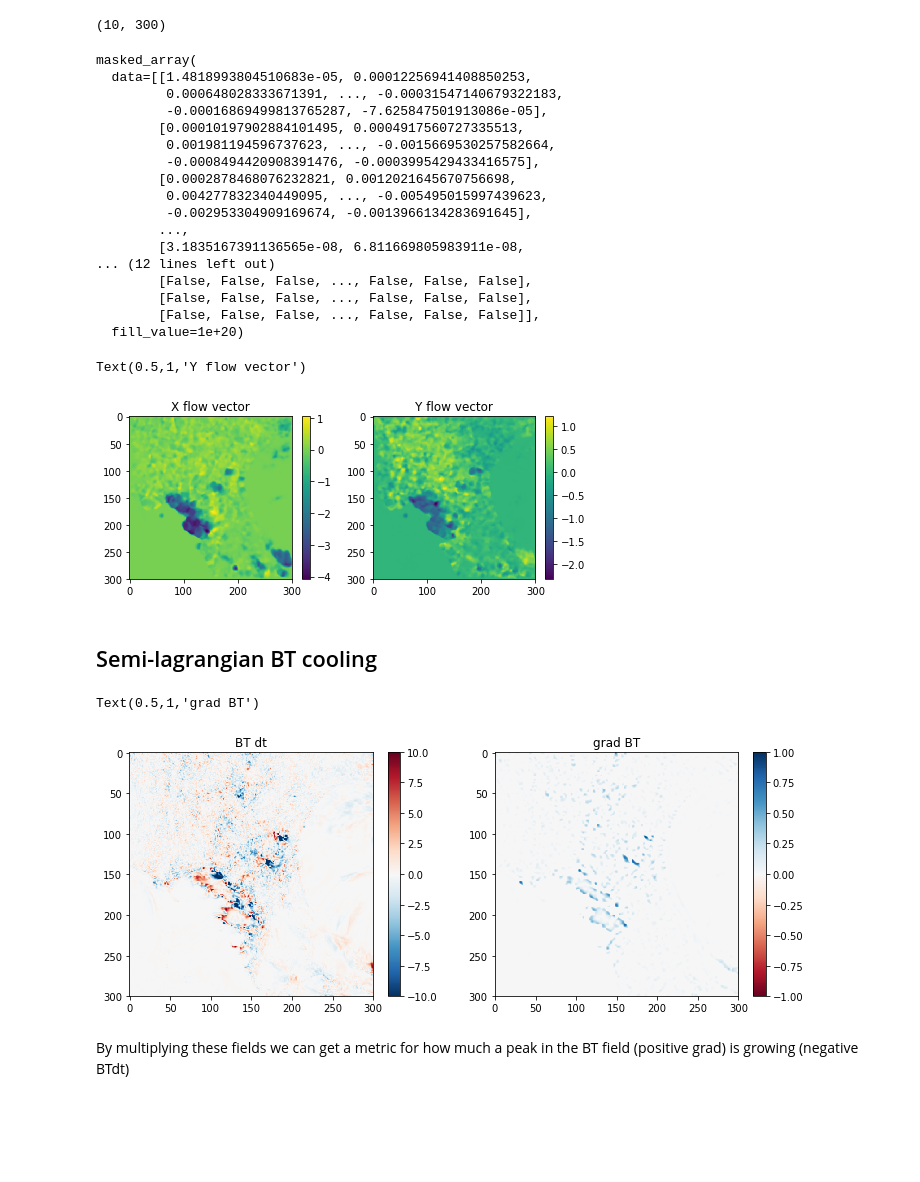
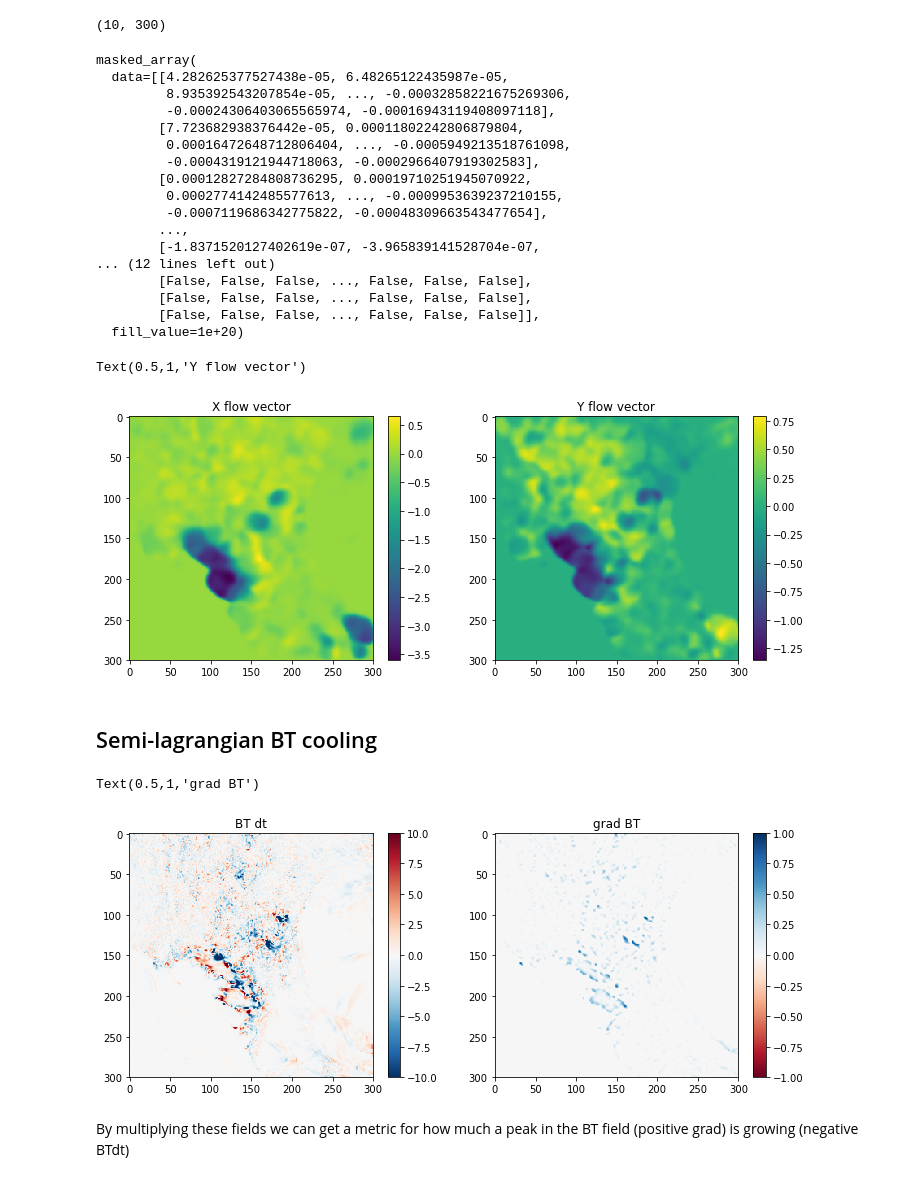
Before and after one commit to w-k-jones/python_toolbox, a Jupyter notebook: examples/Flow_tracking_example.ipynb, the cells around one changed output. Saved outputs shown, nothing was run; the diff lists cells and outputs as text; code cells hidden in the pictures; blank space fills up the shorter version.

```diff
--- a/examples/Flow_tracking_example.ipynb
+++ b/examples/Flow_tracking_example.ipynb
@@ -16,8 +17,8 @@ plt.rcParams.update({'figure.max_open_warning': 0})
 
 base_path = '/gws/nopw/j04/eo_shared_data_vol2/scratch/satellite/GOES16/RadC/'
 
-start_date = datetime(2018,6,19,17)
-end_date = datetime(2018,6,19,19)
+start_date = datetime(2018,6,19,16)
+end_date = datetime(2018,6,20,4)
 doy_start = (start_date - datetime(start_date.year, 1, 1)).days + 1
 doy_end = (end_date - datetime(end_date.year, 1, 1)).days + 1
 
@@ -96,3 +97,8 @@ field_flow = opt_flow.get_flow_func(C13_data, replace_missing=True)
+# %%
+field_flow = opt_flow.get_flow_func(C13_data, replace_missing=True,
+                                    pyr_scale=0.5, levels=6, winsize=31,
+                                    iterations=5, poly_n=7, poly_sigma=1.5,
+                                    flags=cv.OPTFLOW_FARNEBACK_GAUSSIAN)
 # %% [markdown]
 Flow func can now be indexed and the individual vectors accessed separately:
 # %%
@@ -103,17 +109,17 @@ field_flow[0,:10](1)[0].shape
 field_flow.flow_x_for[0]
 # %% [output]
 masked_array(
-  data=[[1.4818993804510683e-05, 0.00012256941408850253,
-         0.000648028333671391, ..., -0.00031547140679322183,
-         -0.00016869499813765287, -7.625847501913086e-05],
-        [0.00010197902884101495, 0.0004917560727335513,
-         0.001981194596737623, ..., -0.0015669530257582664,
-         -0.0008494420908391476, -0.0003995429433416575],
-        [0.0002878468076232821, 0.0012021645670756698,
-         0.004277832340449095, ..., -0.005495015997439623,
-         -0.002953304909169674, -0.0013966134283691645],
+  data=[[4.282625377527438e-05, 6.48265122435987e-05,
+         8.935392543207854e-05, ..., -0.00032858221675269306,
+         -0.00024306403065565974, -0.00016943119408097118],
+        [7.723682938376442e-05, 0.00011802242806879804,
+         0.00016472648712806404, ..., -0.0005949213518761098,
+         -0.0004319121944718063, -0.0002966407919302583],
+        [0.00012827284808736295, 0.00019710251945070922,
+         0.0002774142485577613, ..., -0.0009953639237210155,
+         -0.0007119686342775822, -0.00048309663543477654],
         ...,
-        [3.1835167391136565e-08, 6.811669805983911e-08,
+        [-1.8371520127402619e-07, -3.965839141528704e-07,
 ... (12 lines left out)
         [False, False, False, ..., False, False, False],
         [False, False, False, ..., False, False, False],
@@ -124,15 +128,15 @@ C13_data = C13_data.compute()
 # %%
-fig, ax = plt.subplots(1,2,figsize=(8,3))
-x_vec = ax[0].imshow(field_flow(1)[0][12])
+fig, ax = plt.subplots(1,2,figsize=(12,4.5))
+x_vec = ax[0].imshow(field_flow(1)[0][24])
 plt.colorbar(x_vec, ax=ax[0])
 ax[0].set_title('X flow vector')
 
-y_vec = ax[1].imshow(field_flow(1)[1][12])
+y_vec = ax[1].imshow(field_flow(1)[1][24])
 plt.colorbar(y_vec, ax=ax[1])
 ax[1].set_title('Y flow vector')
 # %% [output]
 Text(0.5,1,'Y flow vector')
-[figure, old version]
+[figure, new version]
 # %% [markdown]
 ## Semi-lagrangian BT cooling
 # %%
@@ -153,16 +157,16 @@ bt_grad = (np.minimum(np.maximum(ndi.gaussian_filter(
 # gaussian filter applied to grad bt to reduce noise
 # %%
 fig, ax = plt.subplots(1,2,figsize=(12,4.5))
-btdt = ax[0].imshow(bt_dt[12],vmin=-10,vmax=10,cmap='RdBu_r')
+btdt = ax[0].imshow(bt_dt[24],vmin=-10,vmax=10,cmap='RdBu_r')
 plt.colorbar(btdt, ax=ax[0])
 ax[0].set_title('BT dt')
 
-gradbt = ax[1].imshow(bt_grad[12],vmin=-1,vmax=1,cmap='RdBu')
+gradbt = ax[1].imshow(bt_grad[24],vmin=-1,vmax=1,cmap='RdBu')
 plt.colorbar(gradbt, ax=ax[1])
 ax[1].set_title('grad BT')
 # %% [output]
 Text(0.5,1,'grad BT')
-[figure, old version]
+[figure, new version]
 # %% [markdown]
 By multiplying these fields we can get a metric for how much a peak in the BT field (positive grad) is growing (negative BTdt)
 # %%
```
Also changed, not shown: parts of 30 cells of this notebook.
